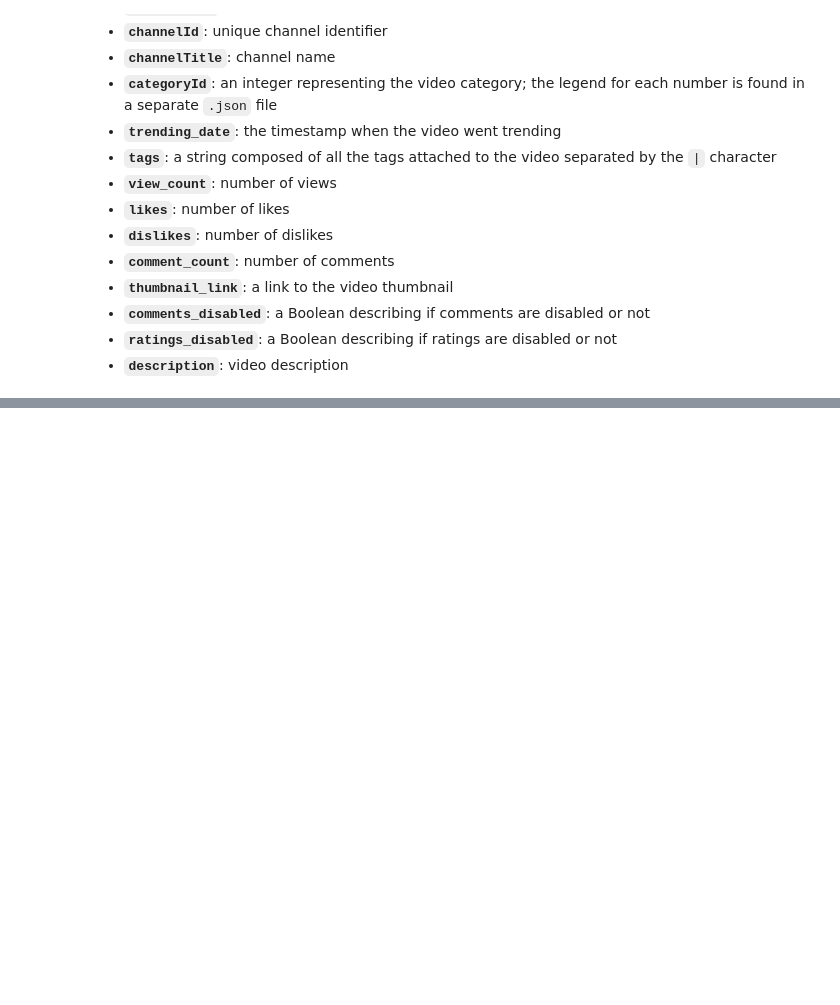
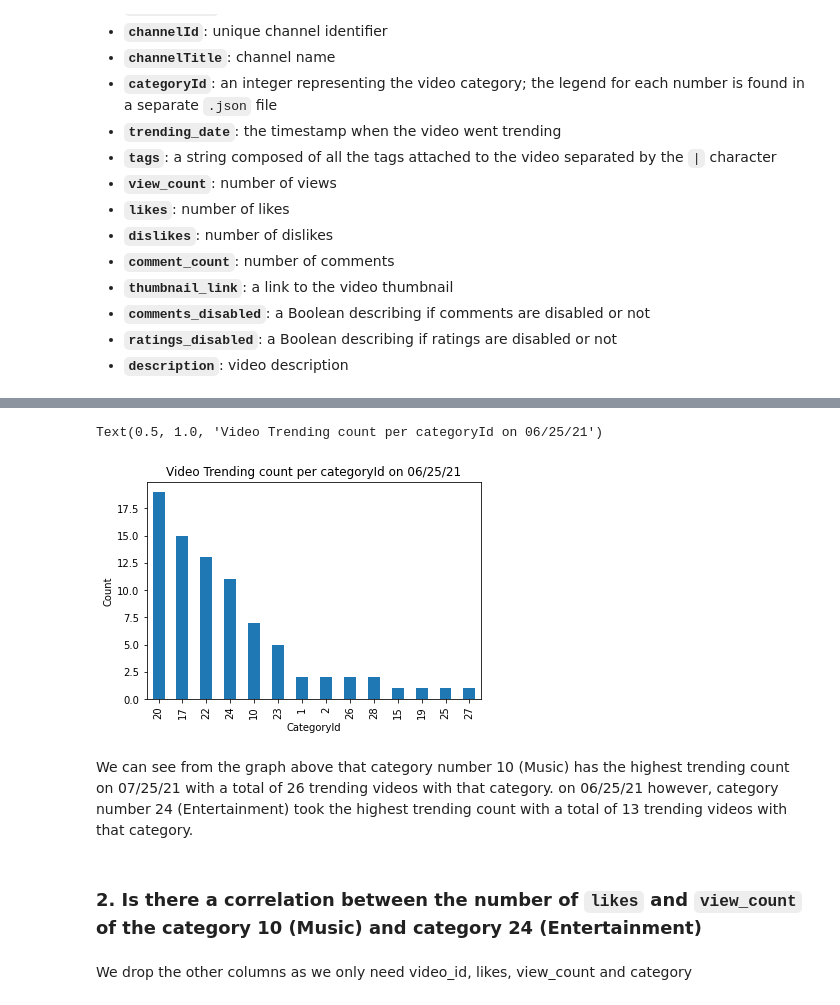
Before and after one commit to kether82/Project-1, a Jupyter notebook: Untitled0.ipynb, the cells around one changed output, grey strips where cells are left out. Drawn from its saved outputs; the diff is of its cells as text; code cells hidden in the pictures; blank space fills up the shorter version.

```diff
--- a/Untitled0.ipynb
+++ b/Untitled0.ipynb
@@ -51,0 +188,15 @@ Each row in the dataset representes a video while the columns are details or var
+# %%
+trending_US_count_0625_df.plot.bar()
+plt.xlabel('CategoryId')
+plt.ylabel('Count')
+plt.title('Video Trending count per categoryId on 06/25/21')
+# %% [output]
+Text(0.5, 1.0, 'Video Trending count per categoryId on 06/25/21')
+[figure, added]
+# %% [markdown]
+We can see from the graph above that category number 10 (Music) has the highest trending count on 07/25/21 with a total of 26 trending videos with that category.
+on 06/25/21 however, category number 24 (Entertainment) took the highest trending count with a total of 13 trending videos with that category.
+# %% [markdown]
+### 2. Is there a correlation between the number of `likes` and `view_count` of the category 10 (Music) and category 24 (Entertainment)
+# %% [markdown]
+We drop the other columns as we only need video_id, likes, view_count and category
```
Also changed, not shown: parts of 41 cells of this notebook.
